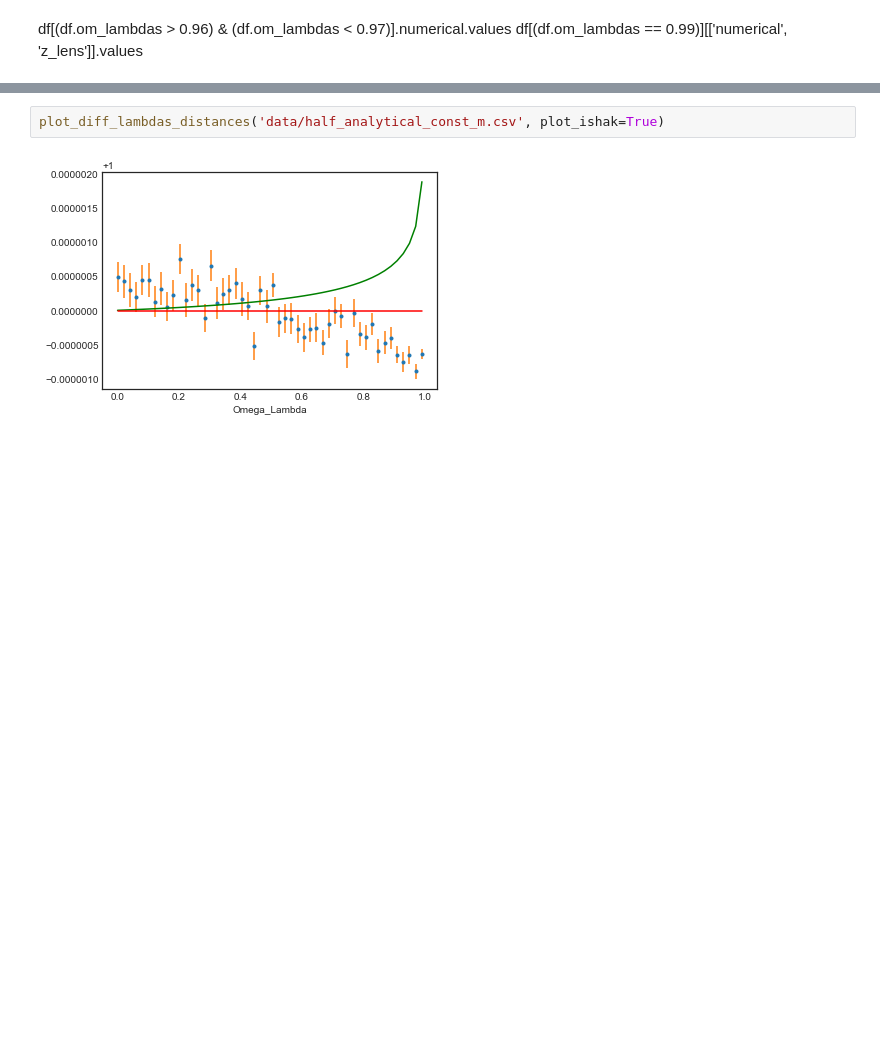
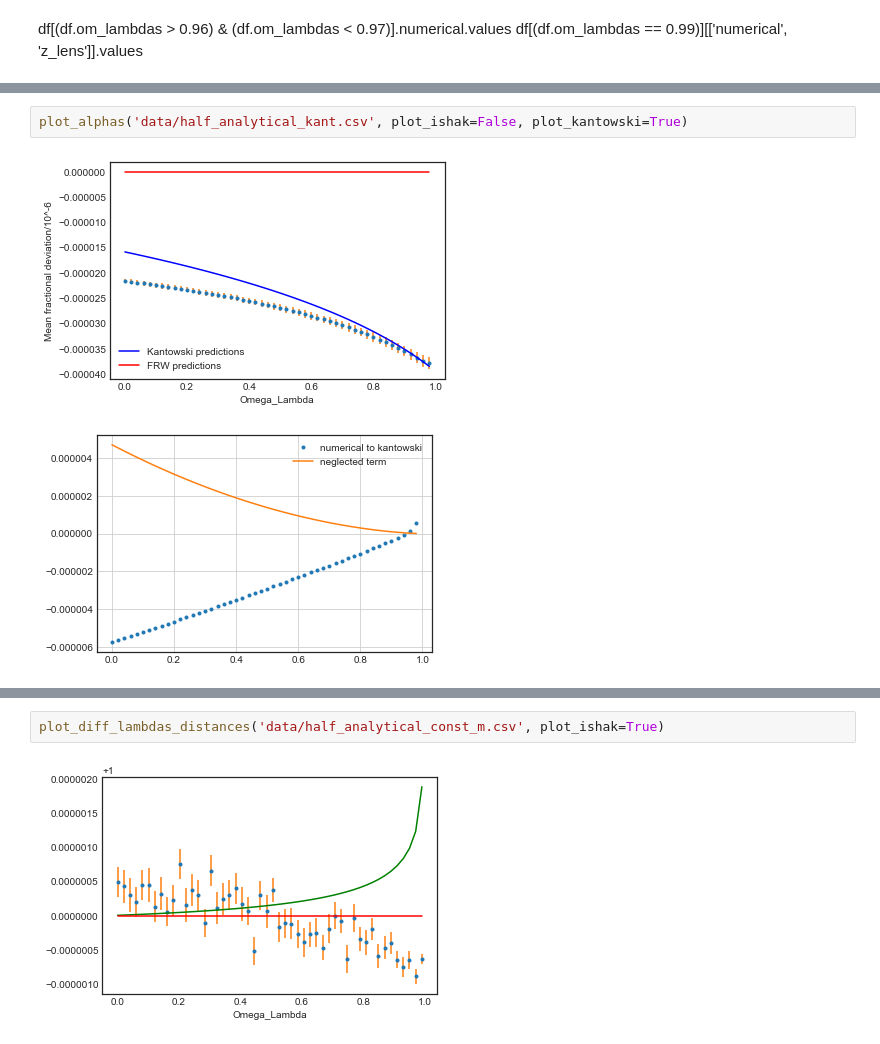
Before and after one commit to lingxz/lightbending, a Jupyter notebook: diff_lambdas_new.ipynb, the cells around one changed output, grey strips where cells are left out. Drawn from its saved outputs; the diff is of its cells as text; blank space fills up the shorter version.

```diff
--- a/diff_lambdas_new.ipynb
+++ b/diff_lambdas_new.ipynb
@@ -110,0 +153,5 @@ plt.legend()
+# %%
+plot_alphas('data/half_analytical_kant.csv', plot_ishak=False, plot_kantowski=True)
+# %% [output]
+[figure, added]
+[figure, added]
```
Also changed, not shown: parts of 19 cells of this notebook, 36 other files.
